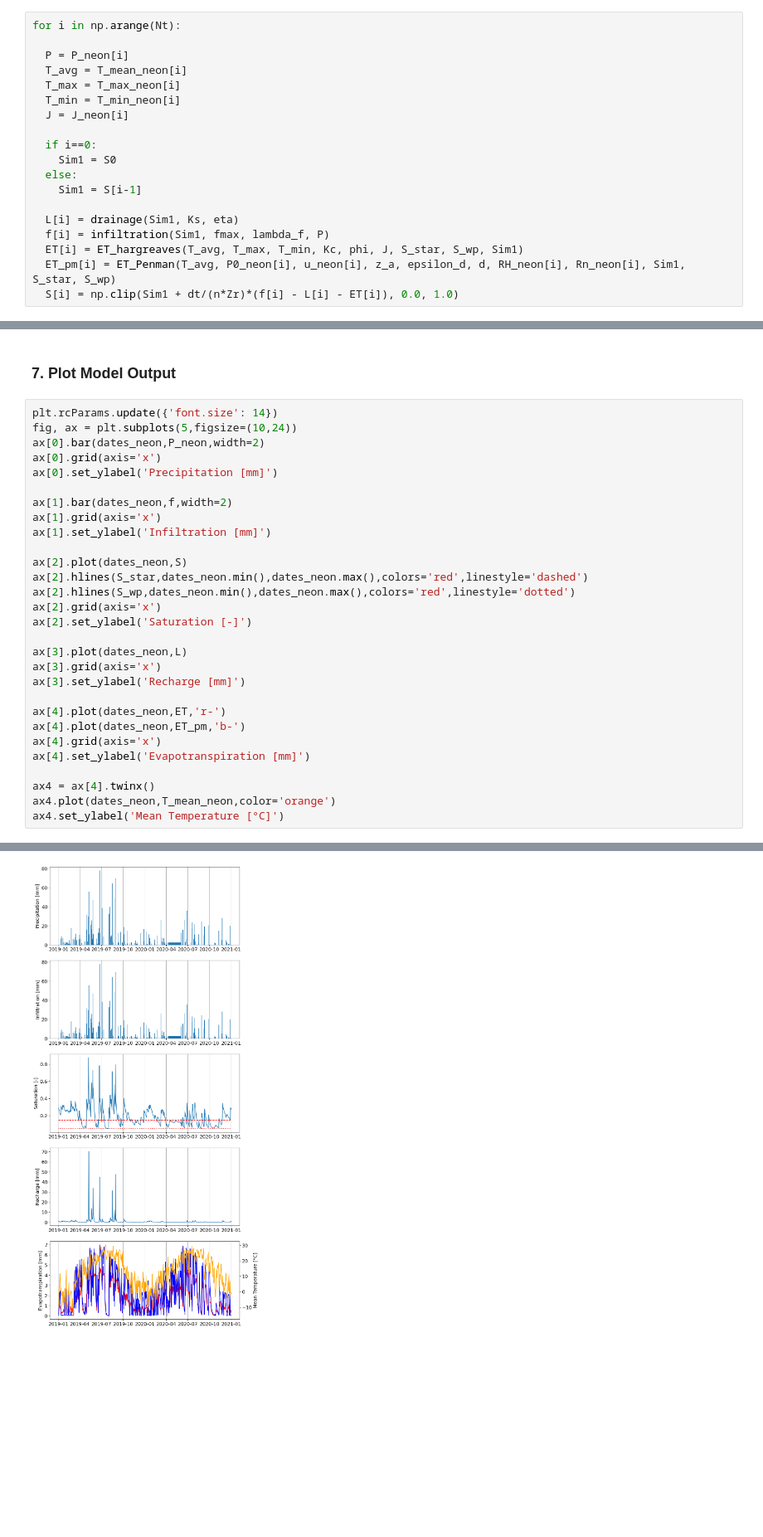
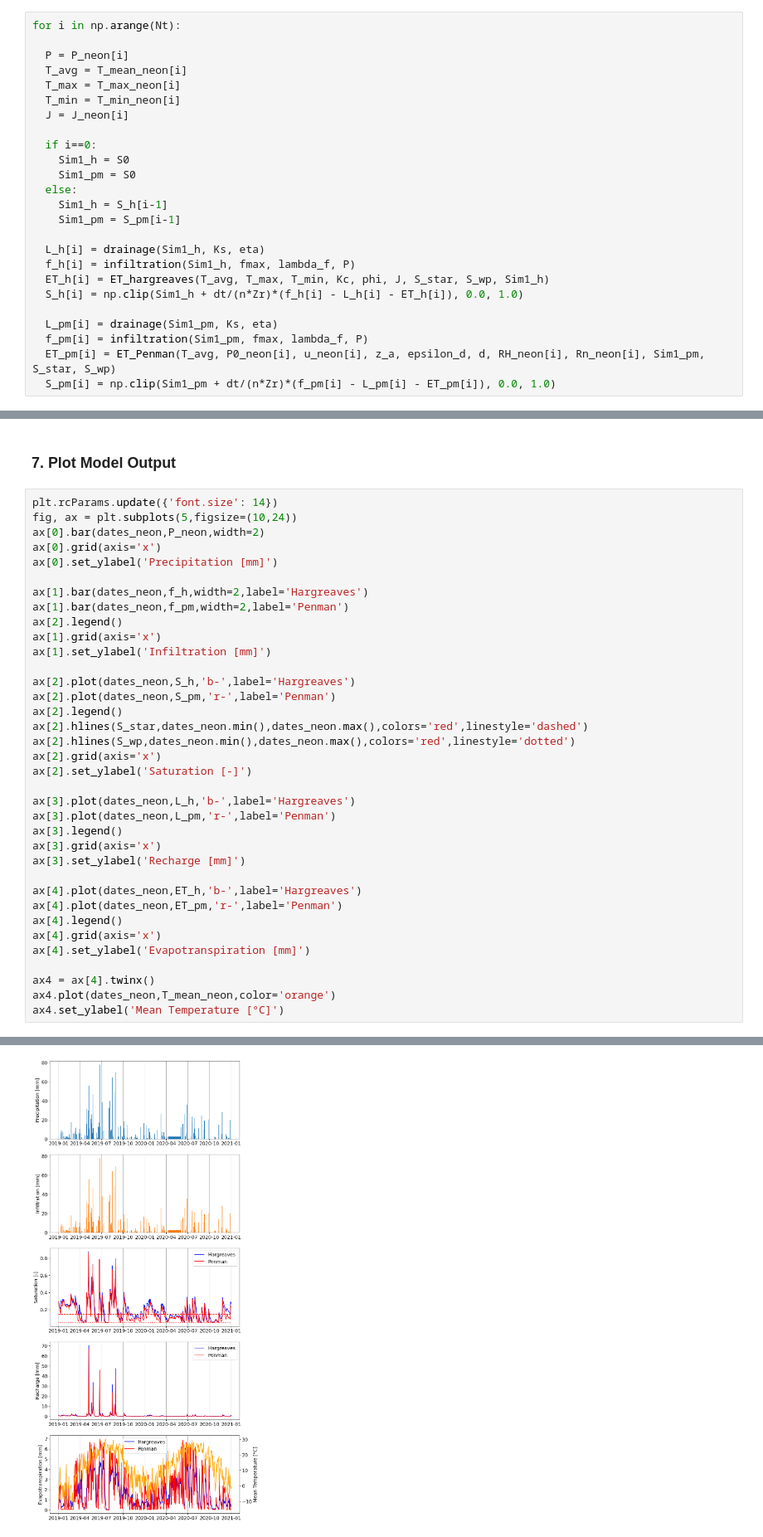
Before and after one commit to LejoFlores/geos511-land-atmosphere-interaction, a Jupyter notebook: soil_moisture_model/SimpleSoilMoistureModel.ipynb, the cells around one changed output, grey strips where cells are left out. Shown at 83% size. Drawn from its saved outputs; the diff is of its cells as text; blank space fills up the shorter version.

```diff
--- a/soil_moisture_model/SimpleSoilMoistureModel.ipynb
+++ b/soil_moisture_model/SimpleSoilMoistureModel.ipynb
@@ -176,14 +179,20 @@ for i in np.arange(Nt):
   J = J_neon[i]
 
   if i==0:
-    Sim1 = S0
+    Sim1_h = S0
+    Sim1_pm = S0
   else:
-    Sim1 = S[i-1]
+    Sim1_h = S_h[i-1]
+    Sim1_pm = S_pm[i-1]
 
-  L[i] = drainage(Sim1, Ks, eta)
-  f[i] = infiltration(Sim1, fmax, lambda_f, P)
-  ET[i] = ET_hargreaves(T_avg, T_max, T_min, Kc, phi, J, S_star, S_wp, Sim1)
-  ET_pm[i] = ET_Penman(T_avg, P0_neon[i], u_neon[i], z_a, epsilon_d, d, RH_neon[i], Rn_neon[i], Sim1, S_star, S_wp)
-  S[i] = np.clip(Sim1 + dt/(n*Zr)*(f[i] - L[i] - ET[i]), 0.0, 1.0)
+  L_h[i] = drainage(Sim1_h, Ks, eta)
+  f_h[i] = infiltration(Sim1_h, fmax, lambda_f, P)
+  ET_h[i] = ET_hargreaves(T_avg, T_max, T_min, Kc, phi, J, S_star, S_wp, Sim1_h)
+  S_h[i] = np.clip(Sim1_h + dt/(n*Zr)*(f_h[i] - L_h[i] - ET_h[i]), 0.0, 1.0)
+
+  L_pm[i] = drainage(Sim1_pm, Ks, eta)
+  f_pm[i] = infiltration(Sim1_pm, fmax, lambda_f, P)
+  ET_pm[i] = ET_Penman(T_avg, P0_neon[i], u_neon[i], z_a, epsilon_d, d, RH_neon[i], Rn_neon[i], Sim1_pm, S_star, S_wp)
+  S_pm[i] = np.clip(Sim1_pm + dt/(n*Zr)*(f_pm[i] - L_pm[i] - ET_pm[i]), 0.0, 1.0)
 # %% [markdown]
 ### 6. Save the Outputs
@@ -204,32 +218,39 @@ df_model_output.to_csv(model_outp_file)
 # %%
 plt.rcParams.update({'font.size': 14})
 fig, ax = plt.subplots(5,figsize=(10,24))
 ax[0].bar(dates_neon,P_neon,width=2)
 ax[0].grid(axis='x')
 ax[0].set_ylabel('Precipitation [mm]')
 
-ax[1].bar(dates_neon,f,width=2)
+ax[1].bar(dates_neon,f_h,width=2,label='Hargreaves')
+ax[1].bar(dates_neon,f_pm,width=2,label='Penman')
+ax[2].legend()
 ax[1].grid(axis='x')
 ax[1].set_ylabel('Infiltration [mm]')
 
-ax[2].plot(dates_neon,S)
+ax[2].plot(dates_neon,S_h,'b-',label='Hargreaves')
+ax[2].plot(dates_neon,S_pm,'r-',label='Penman')
+ax[2].legend()
 ax[2].hlines(S_star,dates_neon.min(),dates_neon.max(),colors='red',linestyle='dashed')
 ax[2].hlines(S_wp,dates_neon.min(),dates_neon.max(),colors='red',linestyle='dotted')
 ax[2].grid(axis='x')
 ax[2].set_ylabel('Saturation [-]')
 
-ax[3].plot(dates_neon,L)
+ax[3].plot(dates_neon,L_h,'b-',label='Hargreaves')
+ax[3].plot(dates_neon,L_pm,'r-',label='Penman')
+ax[3].legend()
 ax[3].grid(axis='x')
 ax[3].set_ylabel('Recharge [mm]')
 
-ax[4].plot(dates_neon,ET,'r-')
-ax[4].plot(dates_neon,ET_pm,'b-')
+ax[4].plot(dates_neon,ET_h,'b-',label='Hargreaves')
+ax[4].plot(dates_neon,ET_pm,'r-',label='Penman')
+ax[4].legend()
 ax[4].grid(axis='x')
 ax[4].set_ylabel('Evapotranspiration [mm]')
 
 ax4 = ax[4].twinx()
 ax4.plot(dates_neon,T_mean_neon,color='orange')
 ax4.set_ylabel('Mean Temperature [°C]')
 # %% [output]
 Text(0, 0.5, 'Mean Temperature [°C]')
-[figure, old version]
+[figure, new version]
```
Also changed, not shown: parts of 3 cells of this notebook.
